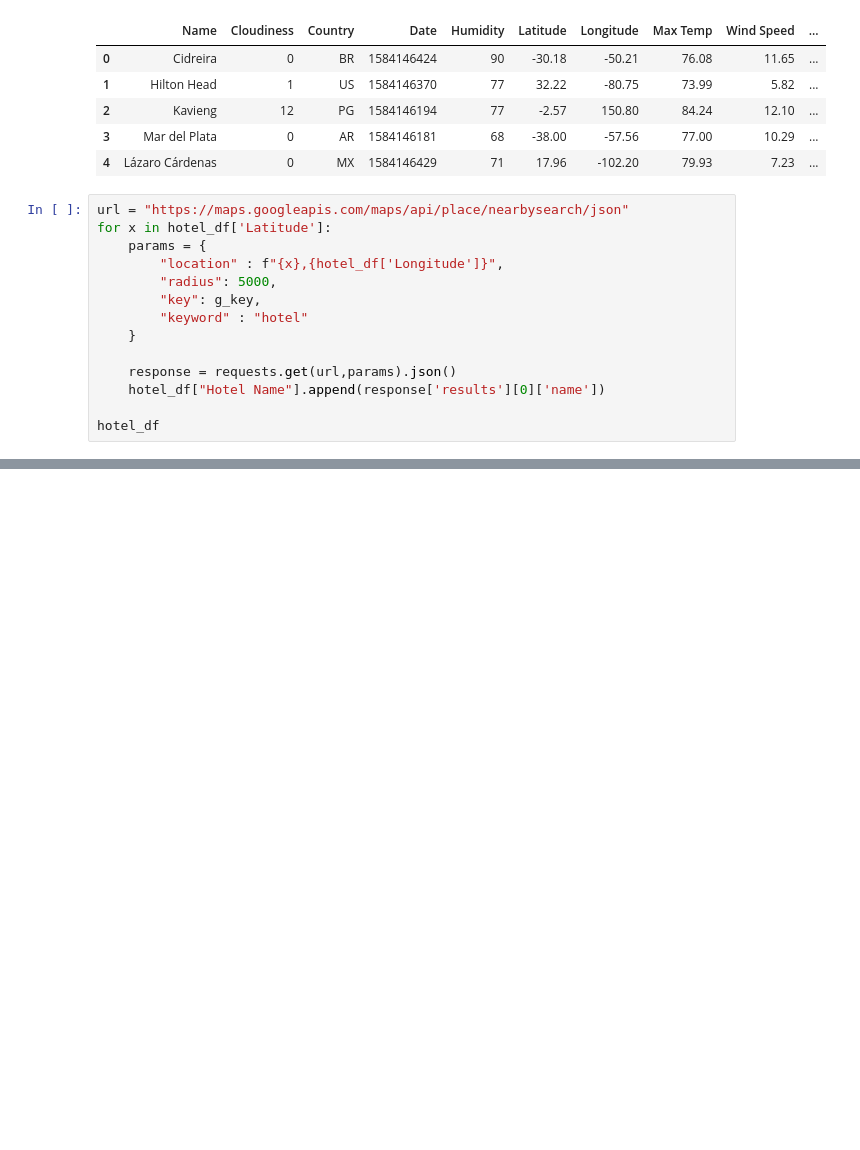
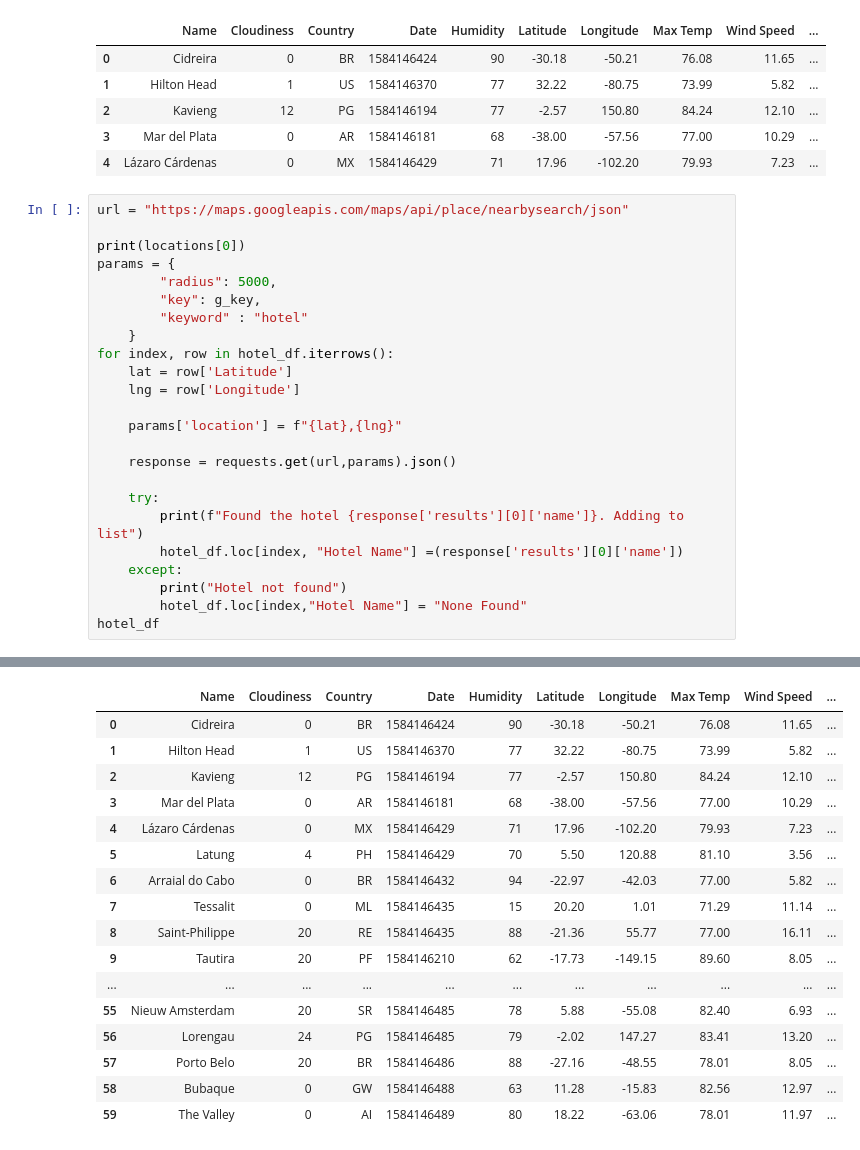
Before and after one commit to BenSnyder90/python-api-challenge, a Jupyter notebook: VacationPy/VacationPy.ipynb, the cells around one changed output, grey strips where cells are left out. Drawn from its saved outputs; the diff is of its cells as text; blank space fills up the shorter version.

Commit message:
Added hotels to df. Need to add final figure

```diff
--- a/VacationPy/VacationPy.ipynb
+++ b/VacationPy/VacationPy.ipynb
@@ -87,16 +87,26 @@ hotel_df.head()
 | 4 | Lázaro Cárdenas | 0 | MX | 1584146429 | 71 | 17.96 | -102.20 | 79.93 | 7.23 | ... |
 # %%
 url = "https://maps.googleapis.com/maps/api/place/nearbysearch/json"
-for x in hotel_df['Latitude']:
-    params = {
-        "location" : f"{x},{hotel_df['Longitude']}",
+
+print(locations[0])
+params = {
         "radius": 5000,
         "key": g_key,
         "keyword" : "hotel"
     }
+for index, row in hotel_df.iterrows():
+    lat = row['Latitude']
+    lng = row['Longitude']
+
+    params['location'] = f"{lat},{lng}"
 
     response = requests.get(url,params).json()
-    hotel_df["Hotel Name"].append(response['results'][0]['name'])
 
+    try:
+        print(f"Found the hotel {response['results'][0]['name']}. Adding to list")
+        hotel_df.loc[index, "Hotel Name"] =(response['results'][0]['name'])
+    except:
+        print("Hotel not found")
+        hotel_df.loc[index,"Hotel Name"] = "None Found"
 hotel_df
 # %% [output]
@@ -104,3 +130,20 @@ IndexError: list index out of range
+|  | Name | Cloudiness | Country | Date | Humidity | Latitude | Longitude | Max Temp | Wind Speed | ... |
+| 0 | Cidreira | 0 | BR | 1584146424 | 90 | -30.18 | -50.21 | 76.08 | 11.65 | ... |
+| 1 | Hilton Head | 1 | US | 1584146370 | 77 | 32.22 | -80.75 | 73.99 | 5.82 | ... |
+| 2 | Kavieng | 12 | PG | 1584146194 | 77 | -2.57 | 150.80 | 84.24 | 12.10 | ... |
+| 3 | Mar del Plata | 0 | AR | 1584146181 | 68 | -38.00 | -57.56 | 77.00 | 10.29 | ... |
+| 4 | Lázaro Cárdenas | 0 | MX | 1584146429 | 71 | 17.96 | -102.20 | 79.93 | 7.23 | ... |
+| 5 | Latung | 4 | PH | 1584146429 | 70 | 5.50 | 120.88 | 81.10 | 3.56 | ... |
+| 6 | Arraial do Cabo | 0 | BR | 1584146432 | 94 | -22.97 | -42.03 | 77.00 | 5.82 | ... |
+| 7 | Tessalit | 0 | ML | 1584146435 | 15 | 20.20 | 1.01 | 71.29 | 11.14 | ... |
+| 8 | Saint-Philippe | 20 | RE | 1584146435 | 88 | -21.36 | 55.77 | 77.00 | 16.11 | ... |
+| 9 | Tautira | 20 | PF | 1584146210 | 62 | -17.73 | -149.15 | 89.60 | 8.05 | ... |
+| ... | ... | ... | ... | ... | ... | ... | ... | ... | ... | ... |
+| 55 | Nieuw Amsterdam | 20 | SR | 1584146485 | 78 | 5.88 | -55.08 | 82.40 | 6.93 | ... |
+| 56 | Lorengau | 24 | PG | 1584146485 | 79 | -2.02 | 147.27 | 83.41 | 13.20 | ... |
+| 57 | Porto Belo | 20 | BR | 1584146486 | 88 | -27.16 | -48.55 | 78.01 | 8.05 | ... |
+| 58 | Bubaque | 0 | GW | 1584146488 | 63 | 11.28 | -15.83 | 82.56 | 12.97 | ... |
+| 59 | The Valley | 0 | AI | 1584146489 | 80 | 18.22 | -63.06 | 78.01 | 11.97 | ... |
 # %%
 # NOTE: Do not change any of the code in this cell
 
```
Also changed, not shown: parts of 4 cells of this notebook.
